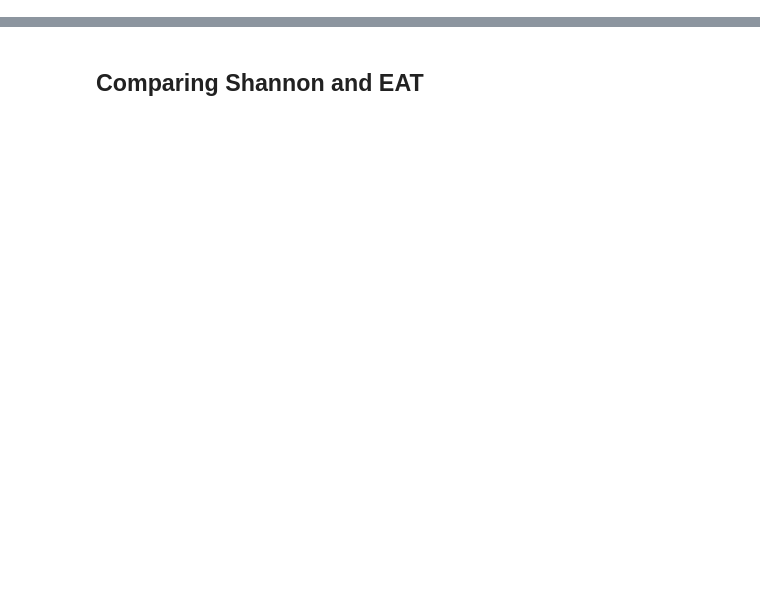
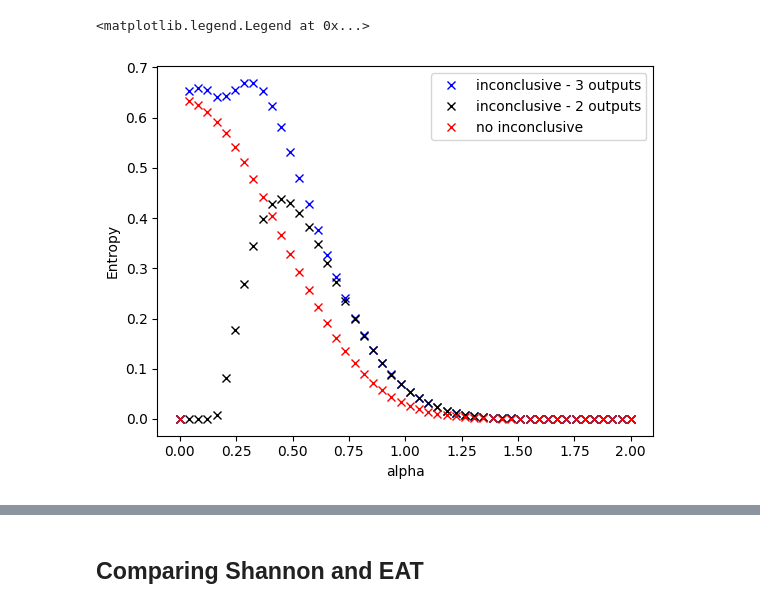
Before and after one commit to thmaoe/Master-thesis-QKD, a Jupyter notebook: results.ipynb, the cells around one changed output, grey strips where cells are left out. Saved outputs shown, nothing was run; the diff lists cells and outputs as text; code cells hidden in the pictures; blank space fills up the shorter version.

```diff
--- a/results.ipynb
+++ b/results.ipynb
@@ -293,0 +87,26 @@ plt.legend()
+# %%
+res = {'diff': [], 'shannon': [], 'hmin': [], 'deltas': [], 'shannon2': [], 'shannon3' : [], 'deltas1': []}
+alphas = np.linspace(0, 2, 50)
+
+for alpha in alphas:
+    delta, p = simulation.getProbas(alpha, 1, 0, '5', False, np.sqrt(2)*alpha)
+    shannon = shannonLower.runOpti(delta, p, 1/2)
+    shannon2 = shannonLower.runOpti(delta, p, 1/2, 2)
+    res['shannon'].append(shannon)
+    res['shannon2'].append(shannon2)
+    res['deltas'].append(delta)
+    delta, p = simulation.getProbas(alpha, 1, 0, '4')
+    shannon3 = shannonLower.runOpti(delta, p, 1/2)
+    res['shannon3'].append(shannon3)
+    res['deltas1'].append(delta)
+# %%
+plt.figure()
+plt.plot(alphas, res['shannon'], 'bx', label='inconclusive - 3 outputs')
+plt.plot(alphas, res['shannon2'], 'kx', label='inconclusive - 2 outputs')
+plt.plot(alphas, res['shannon3'], 'rx', label='no inconclusive')
+plt.xlabel('alpha')
+plt.ylabel('Entropy')
+plt.legend()
+# %% [output]
+<matplotlib.legend.Legend at 0x...>
+[figure, added]
```
Also changed, not shown: parts of 35 cells of this notebook, 3 other files.
